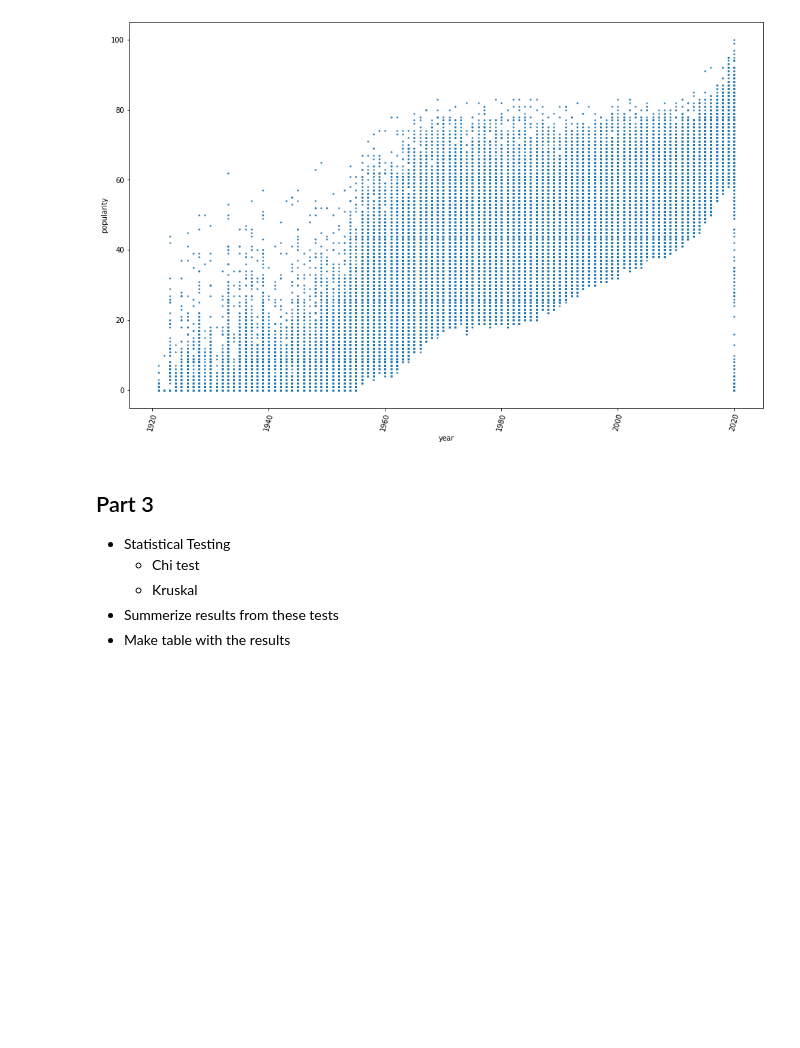
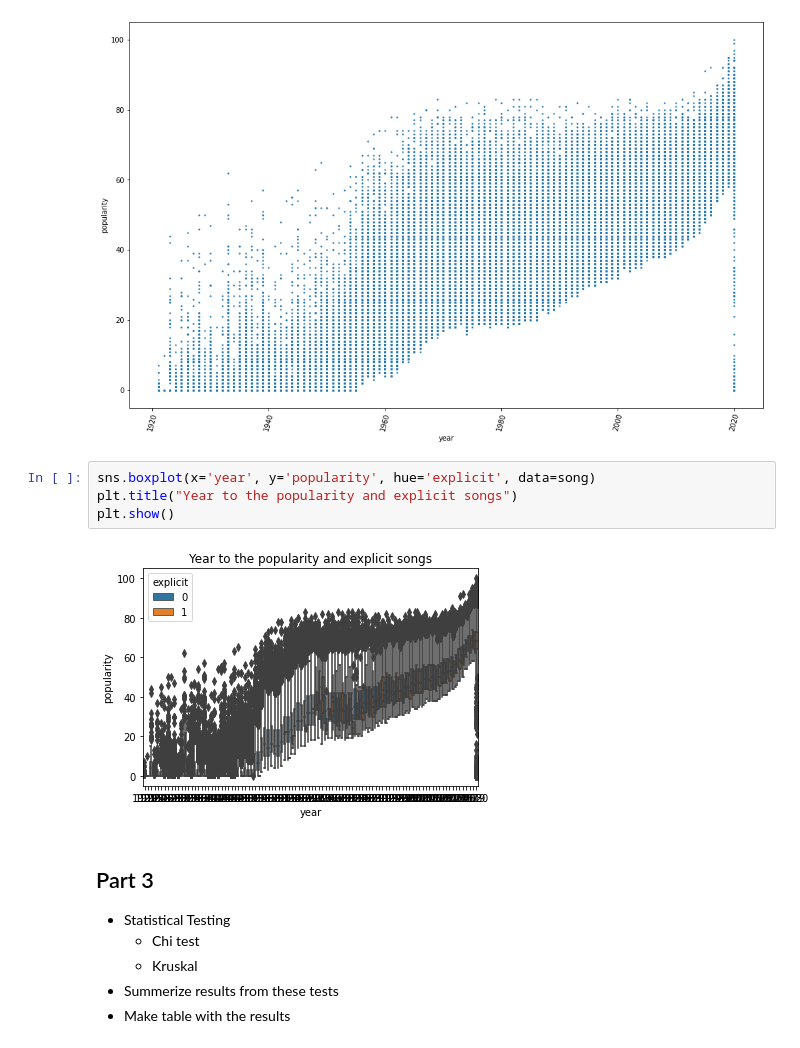
Before and after one commit to DanielLeski/Data-Science-Final-Project, a Jupyter notebook: Final Project Layout.ipynb, the cells around one changed output. Saved outputs shown, nothing was run; the diff lists cells and outputs as text; blank space fills up the shorter version.

```diff
--- a/Final Project Layout.ipynb
+++ b/Final Project Layout.ipynb
@@ -162,6 +164,12 @@ for i in song_numerical:
 [figure]
 [figure]
 [figure]
+# %%
+sns.boxplot(x='year', y='popularity', hue='explicit', data=song)
+plt.title("Year to the popularity and explicit songs")
+plt.show()
+# %% [output]
+[figure, added]
 # %% [markdown]
 ## Part 3
 
```
Also changed, not shown: parts of 15 cells of this notebook.
